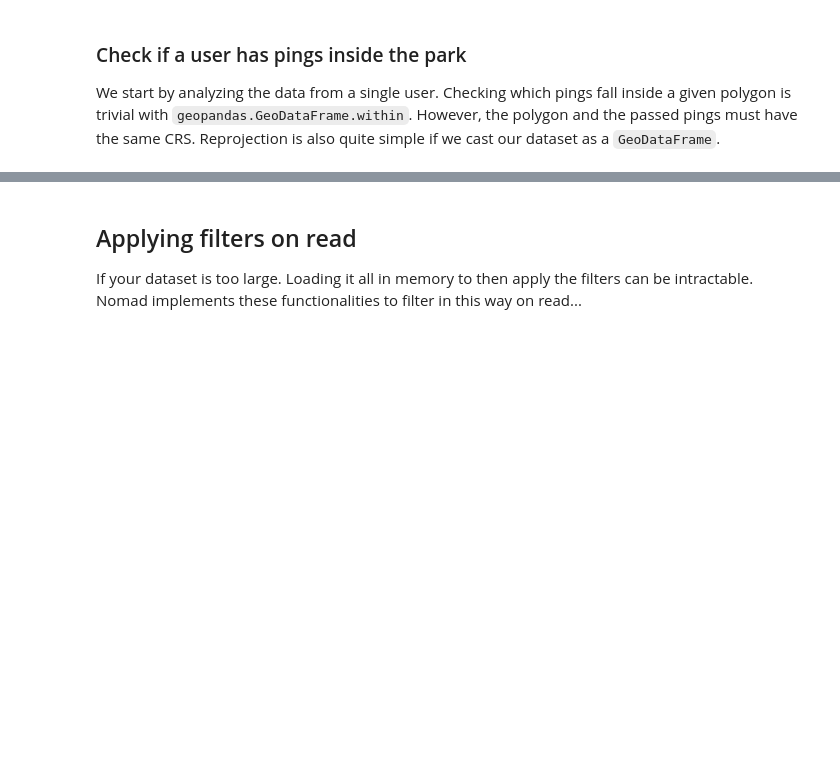
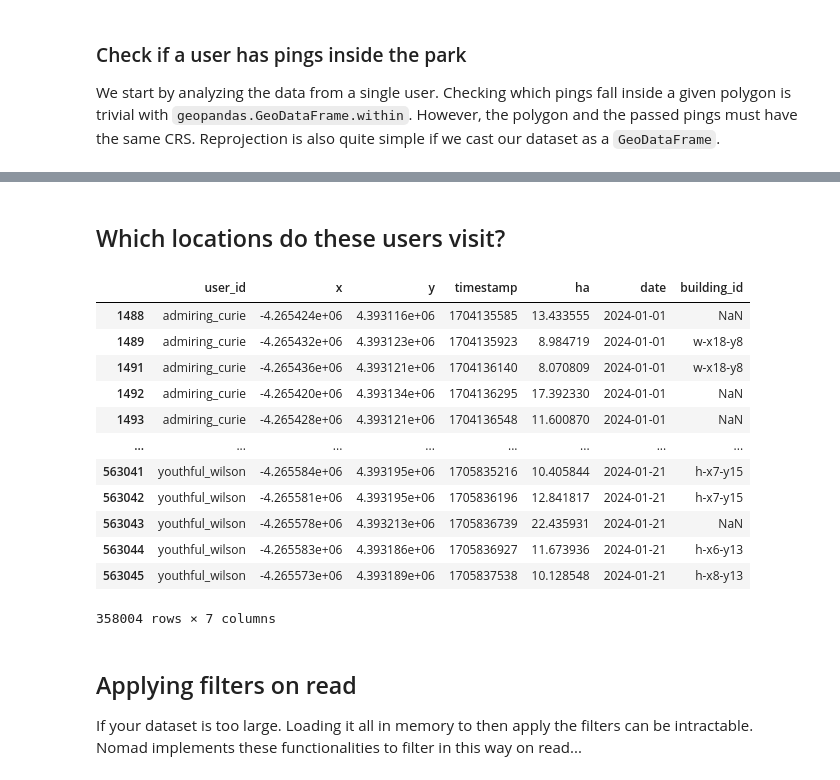
Before and after one commit to Watts-Lab/nomad, a Jupyter notebook: tutorials/IC2S2-2025/[2]filtering.ipynb, the cells around one changed output, grey strips where cells are left out. Cells and saved outputs as stored; diff of their text form; code cells hidden in the pictures; blank space fills up the shorter version.

```diff
--- a/tutorials/IC2S2-2025/[2]filtering.ipynb
+++ b/tutorials/IC2S2-2025/[2]filtering.ipynb
@@ -45,9 +49,9 @@ traj.head()
 # %%
-# We can investigate the frequency of these GPS signals, which can be very sparse
 import matplotlib.pyplot as plt
-
-total_pings = traj.groupby(tc['user_id']).size()
-total_hours = (traj[tc['timestamp']].max() - traj[tc['timestamp']].min())//3600
+import matplotlib.dates as mdates
+import pandas as pd
+pd.set_option("mode.copy_on_write", True)
+pd.plotting.register_matplotlib_converters()
 
 fig, (ax1, ax2) = plt.subplots(figsize=(10,3), ncols=2, sharey=True)
 
@@ -465,3 +245,56 @@ print(f"Number of unique users after filtering: {len(uq1)}")
+# %%
+# ingest
+tc = {"user_id": "gc_identifier", "timestamp": "unix_ts", "x": "dev_x", "y": "dev_y", "ha":"ha", "date":"date"}
+traj = loader.from_file('gc_data_long/', format='parquet', traj_cols=tc)
+
+# let's rename the columns to get default names
+tc_reverse = {v:k for k,v in tc.items()}
+traj.rename(columns=tc_reverse, inplace=True)
+# %%
+poly_wkt = 'POLYGON ((-38.31767437672955 36.66929877196072, -38.31767437672955 36.66973109167419,'\
+                     '-38.31821336590002 36.66973109167419, -38.31821336590002 36.66929877196072,'\
+                     '-38.31767437672955 36.66929877196072))'
+
+# Visitors to the park
+traj_clean = filters.downsample(traj.query('ha < 50'), periods=1, freq='min')
+
+# at least 2 pings 20 minutes apart each day of at least 5 days
+pings_in_poly = filters.within(traj_clean, within=poly_wkt, x='x', y='y', data_crs='EPSG:3857', poly_crs='EPSG:4326')
+
+days_w_2_pings = (
+    filters.downsample(pings_in_poly, periods=20, freq='min')
+    .groupby(['user_id', 'date']).size().reset_index(name='pings')  # <<< count pings per userxdate
+    .query('pings >= 2') # <<< filter
+)
+
+park_visitors = days_w_2_pings.groupby('user_id').size().loc[lambda s: s >= 5].index # <<< park visitors
+
+# completeness > 0.4
+user_sample = filters.completeness(traj_clean.query('user_id in @park_visitors'), periods=1, freq='h').loc[lambda s: s>0.4].index
+# %% [markdown]
+## Which locations do these users visit?
+# %%
+import nomad.visit_attribution as visits
+import nomad.stop_detection.grid_based as stop_detection
+
+data_sample = traj_clean.query('user_id in @user_sample')
+data_sample['building_id'] = visits.poi_map( data_sample, poi_table=city, data_crs='EPSG:3857', x='x', y='y')
+
+stop_detection.
+# %% [output]
+|  | user_id | x | y | timestamp | ha | date | building_id |
+| 1488 | admiring_curie | -4.265424e+06 | 4.393116e+06 | 1704135585 | 13.433555 | 2024-01-01 | NaN |
+| 1489 | admiring_curie | -4.265432e+06 | 4.393123e+06 | 1704135923 | 8.984719 | 2024-01-01 | w-x18-y8 |
+| 1491 | admiring_curie | -4.265436e+06 | 4.393121e+06 | 1704136140 | 8.070809 | 2024-01-01 | w-x18-y8 |
+| 1492 | admiring_curie | -4.265420e+06 | 4.393134e+06 | 1704136295 | 17.392330 | 2024-01-01 | NaN |
+| 1493 | admiring_curie | -4.265428e+06 | 4.393121e+06 | 1704136548 | 11.600870 | 2024-01-01 | NaN |
+| ... | ... | ... | ... | ... | ... | ... | ... |
+| 563041 | youthful_wilson | -4.265584e+06 | 4.393195e+06 | 1705835216 | 10.405844 | 2024-01-21 | h-x7-y15 |
+| 563042 | youthful_wilson | -4.265581e+06 | 4.393195e+06 | 1705836196 | 12.841817 | 2024-01-21 | h-x7-y15 |
+| 563043 | youthful_wilson | -4.265578e+06 | 4.393213e+06 | 1705836739 | 22.435931 | 2024-01-21 | NaN |
+| 563044 | youthful_wilson | -4.265583e+06 | 4.393186e+06 | 1705836927 | 11.673936 | 2024-01-21 | h-x6-y13 |
+| 563045 | youthful_wilson | -4.265573e+06 | 4.393189e+06 | 1705837538 | 10.128548 | 2024-01-21 | h-x8-y13 |
+358004 rows × 7 columns
 # %% [markdown]
 ## Applying filters on read
 
```
Also changed, not shown: parts of 41 cells of this notebook, 6 other files.
